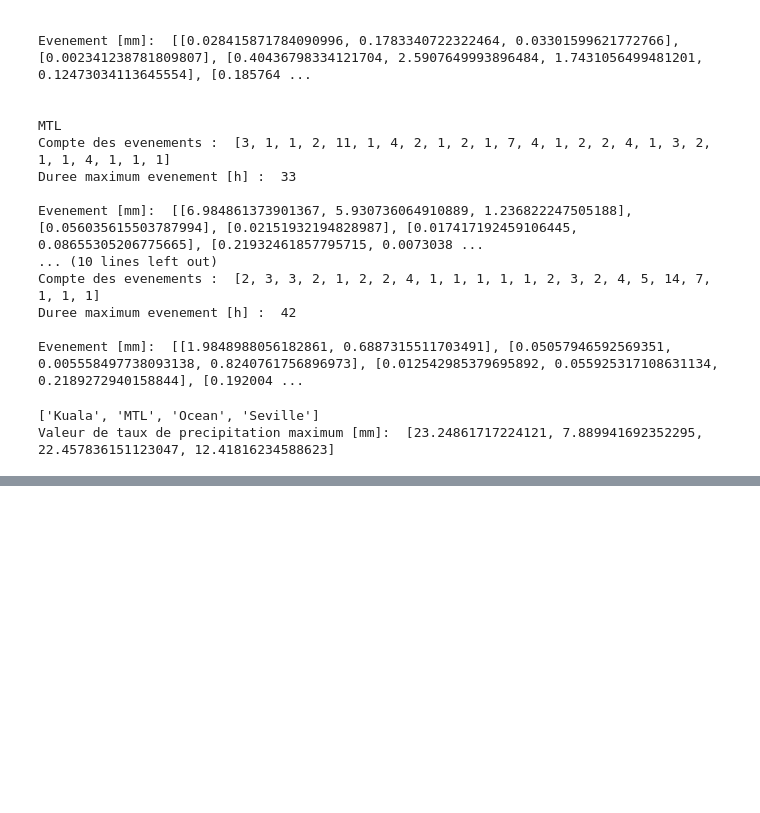
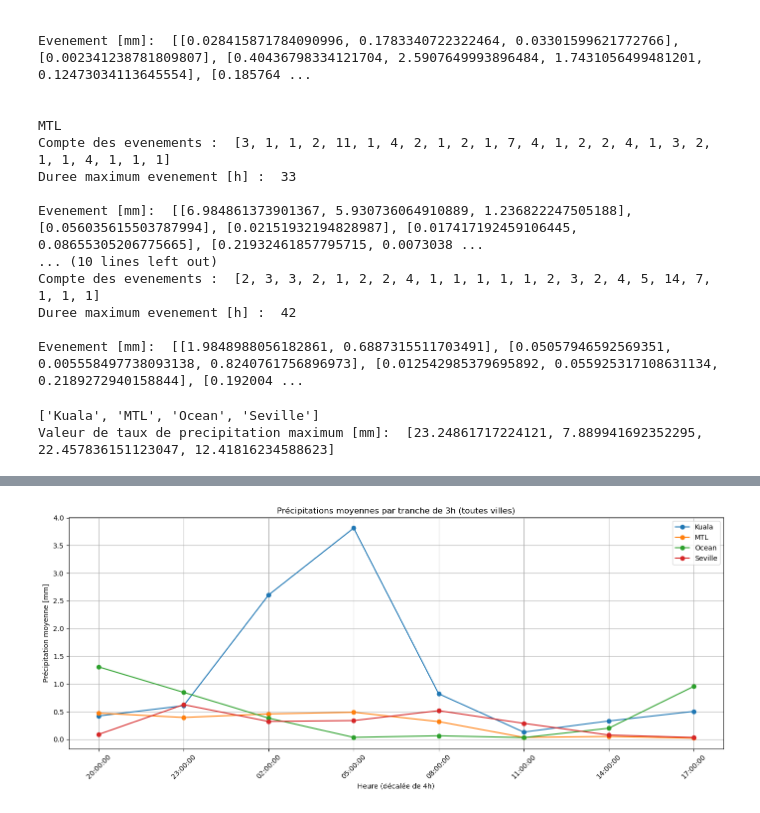
Before and after one commit to Snowbave/git_test, a Jupyter notebook: pipipoupou.ipynb, the cells around one changed output, grey strips where cells are left out. Cells and saved outputs as stored; diff of their text form; code cells hidden in the pictures; blank space fills up the shorter version.

```diff
--- a/pipipoupou.ipynb
+++ b/pipipoupou.ipynb
@@ -298,0 +306,64 @@ Point 2: lat=45.550000, lon=-73.450000  |  +/- 50.0 km
+# %%
+import pandas as pd
+import matplotlib.pyplot as plt
+import datetime
+
+# Dictionnaire pour stocker les moyennes par tranche horaire pour chaque ville
+resultat_par_ville = {}
+
+# Parcours de chaque ville
+for i, ville in enumerate(liste_ville_n):
+    # Crée une colonne hour_bin contenant des tranches de 3h (0,3,6,...,21)
+    ville['hour_bin'] = (ville.index.hour // 3) * 3
+
+    # Moyenne de la précipitation pour chaque tranche de 3h
+    groupe = ville.groupby('hour_bin')['precipitationCal'].mean()
+
+    # Stocke le résultat dans un dictionnaire
+    resultat_par_ville[liste_nom_ville[i]] = groupe
+
+# Création du DataFrame final (lignes = tranches horaires, colonnes = villes)
+df_final = pd.DataFrame(resultat_par_ville)
+
+# ---------------------
+# 🔁 Transformation de l'index (hour_bin) en datetime.time pour un bel affichage
+# ---------------------
+
+# Fonction pour transformer un entier d'heure (0,3,6,...) en datetime.time
+def hour_bin_to_time(h):
+    return datetime.time(hour=int(h))
+
+df_final.index = df_final.index.map(hour_bin_to_time)
+
+# ---------------------
+# ⏱️ Décalage optionnel de 4h (si tu veux aligner autrement)
+# ---------------------
+
+def decaler_heure(h, decalage=4):
+    total_heures = (h.hour - decalage) % 24
+    return datetime.time(hour=total_heures)
+
+# Décale toutes les heures de l'index de 4h
+df_final.index = df_final.index.map(lambda h: decaler_heure(h, decalage=4))
+
+# ---------------------
+# 📈 Tracé du graphique
+# ---------------------
+
+fig, ax = plt.subplots(figsize=(14, 6))
+
+# Tracer chaque ville
+for ville in df_final.columns:
+    ax.plot(df_final.index.astype(str), df_final[ville], marker='o', label=ville)
+
+
+ax.set_xlabel('Heure (décalée de 4h)')
+ax.set_ylabel('Précipitation moyenne [mm]')
+ax.set_title("Précipitations moyennes par tranche de 3h (toutes villes)")
+ax.legend()
+plt.xticks(rotation=45)
+plt.grid(True)
+plt.tight_layout()
+plt.show()
+# %% [output]
+[figure, added]
```
Also changed, not shown: parts of 16 cells of this notebook.
